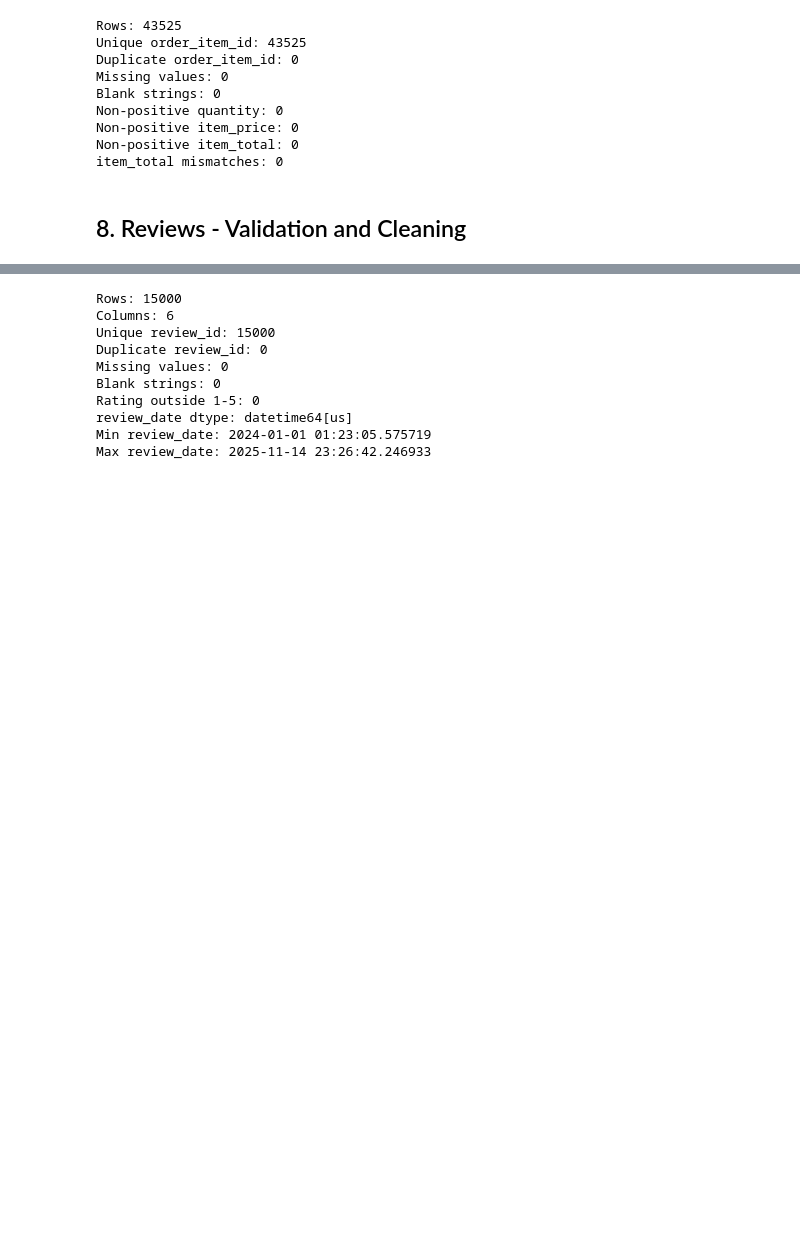
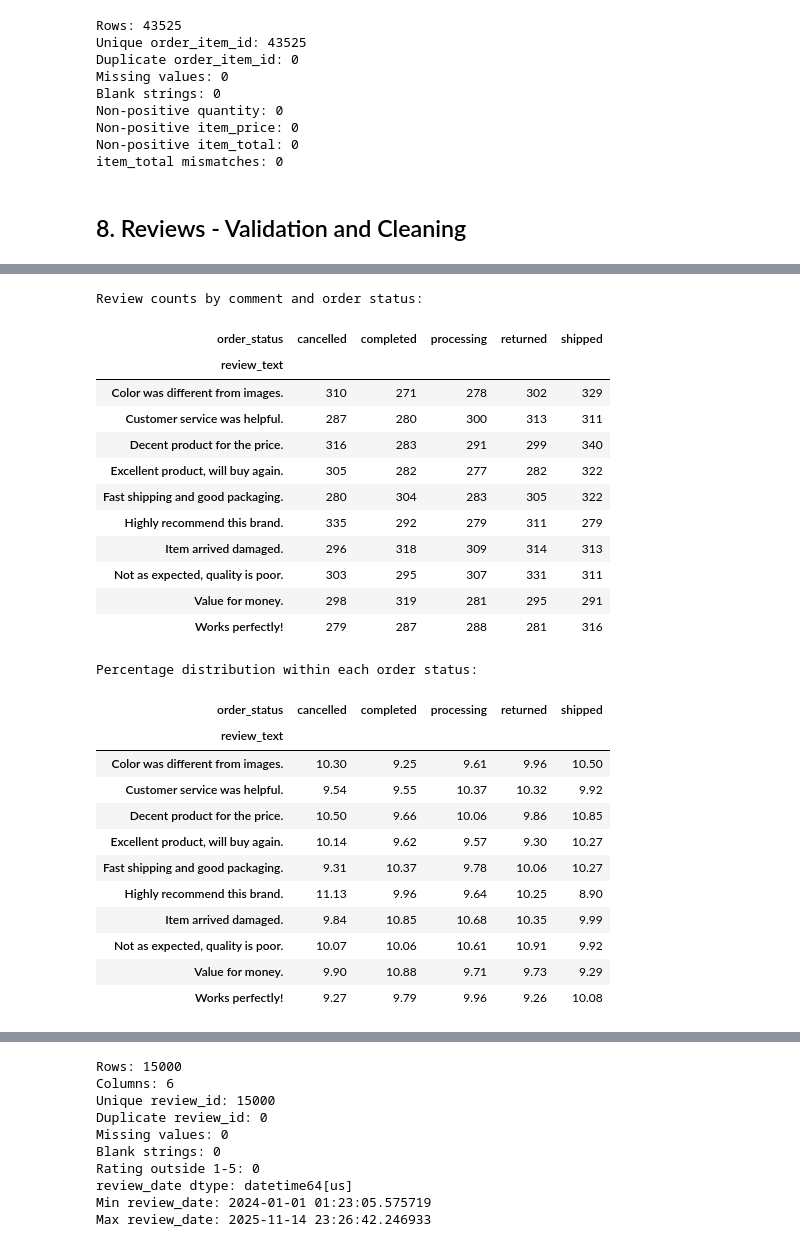
Before and after one commit to olgalitvinova167/ecommerce-sales-customer-analytics, a Jupyter notebook: notebooks/01_data_preparation.ipynb, the cells around one changed output, grey strips where cells are left out. Saved outputs shown, nothing was run; the diff lists cells and outputs as text; code cells hidden in the pictures; blank space fills up the shorter version.

```diff
--- a/notebooks/01_data_preparation.ipynb
+++ b/notebooks/01_data_preparation.ipynb
@@ -263,0 +292,53 @@ The `review_text` field is removed because text and sentiment analysis are outsi
+# %%
+# Compare review comments across order statuses
+
+reviews_with_status = reviews.merge(
+    orders[["order_id", "order_status"]],
+    on="order_id",
+    how="left",
+    validate="many_to_one"
+)
+
+review_status_counts = pd.crosstab(
+    reviews_with_status["review_text"],
+    reviews_with_status["order_status"]
+)
+
+review_status_percent = pd.crosstab(
+    reviews_with_status["review_text"],
+    reviews_with_status["order_status"],
+    normalize="columns"
+).mul(100).round(2)
+
+print("Review counts by comment and order status:")
+display(review_status_counts)
+
+print("Percentage distribution within each order status:")
+display(review_status_percent)
+# %% [output]
+Review counts by comment and order status:
+| order_status | cancelled | completed | processing | returned | shipped |
+| review_text |  |  |  |  |  |
+| Color was different from images. | 310 | 271 | 278 | 302 | 329 |
+| Customer service was helpful. | 287 | 280 | 300 | 313 | 311 |
+| Decent product for the price. | 316 | 283 | 291 | 299 | 340 |
+| Excellent product, will buy again. | 305 | 282 | 277 | 282 | 322 |
+| Fast shipping and good packaging. | 280 | 304 | 283 | 305 | 322 |
+| Highly recommend this brand. | 335 | 292 | 279 | 311 | 279 |
+| Item arrived damaged. | 296 | 318 | 309 | 314 | 313 |
+| Not as expected, quality is poor. | 303 | 295 | 307 | 331 | 311 |
+| Value for money. | 298 | 319 | 281 | 295 | 291 |
+| Works perfectly! | 279 | 287 | 288 | 281 | 316 |
+Percentage distribution within each order status:
+| order_status | cancelled | completed | processing | returned | shipped |
+| review_text |  |  |  |  |  |
+| Color was different from images. | 10.30 | 9.25 | 9.61 | 9.96 | 10.50 |
+| Customer service was helpful. | 9.54 | 9.55 | 10.37 | 10.32 | 9.92 |
+| Decent product for the price. | 10.50 | 9.66 | 10.06 | 9.86 | 10.85 |
+| Excellent product, will buy again. | 10.14 | 9.62 | 9.57 | 9.30 | 10.27 |
+| Fast shipping and good packaging. | 9.31 | 10.37 | 9.78 | 10.06 | 10.27 |
+| Highly recommend this brand. | 11.13 | 9.96 | 9.64 | 10.25 | 8.90 |
+| Item arrived damaged. | 9.84 | 10.85 | 10.68 | 10.35 | 9.99 |
+| Not as expected, quality is poor. | 10.07 | 10.06 | 10.61 | 10.91 | 9.92 |
+| Value for money. | 9.90 | 10.88 | 9.71 | 9.73 | 9.29 |
+| Works perfectly! | 9.27 | 9.79 | 9.96 | 9.26 | 10.08 |
```
Also changed, not shown: parts of 4 cells of this notebook.
